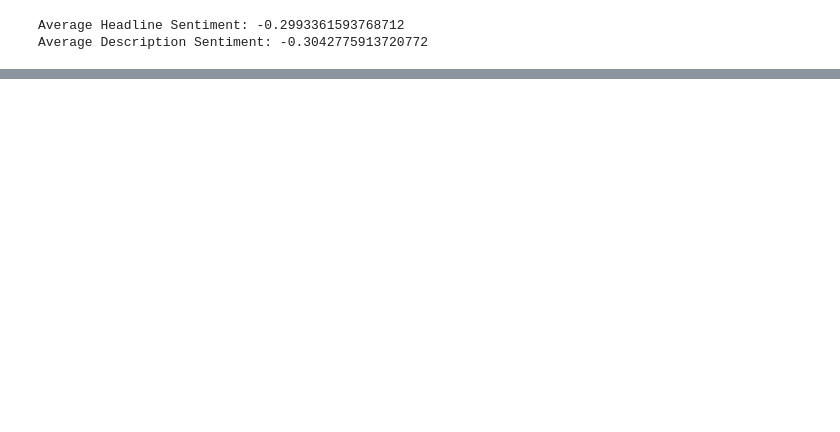
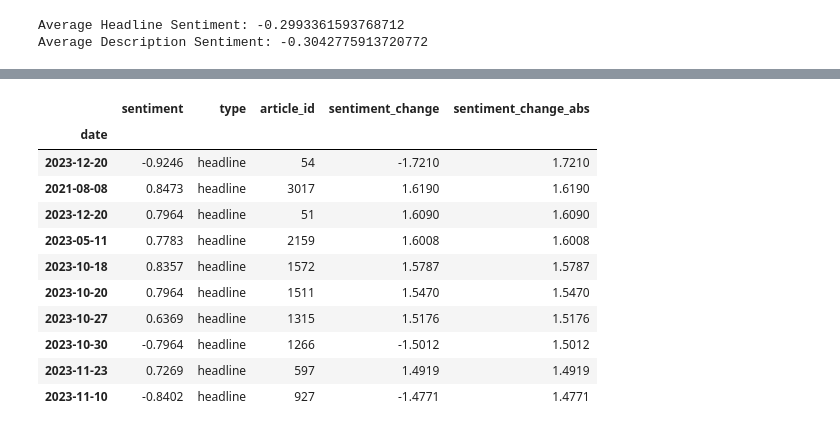
Before and after one commit to isaacbraun/data-mining, a Jupyter notebook: midterm.ipynb, the cells around one changed output, grey strips where cells are left out. Saved outputs shown, nothing was run; the diff lists cells and outputs as text; code cells hidden in the pictures; blank space fills up the shorter version.

```diff
--- a/midterm.ipynb
+++ b/midterm.ipynb
@@ -45,10 +71,7 @@ descriptions = news[['description', 'date']].values.tolist()
 # %%
 # Remove U+000AD soft-hyphen
-for row in headline_texts:
-    row[0] = remove_hyphen(row[0])
-
-for row in descriptions:
-    row[0] = remove_hyphen(row[0])
+headlines = [(remove_hyphen(headline), context) for headline, context in headline_list]
+descriptions = [(remove_hyphen(description), context) for description, context in description_list]
 # %%
 # Process Headlines and Descriptions into pipeline with type, date, and sentiment context
 sentiment_analyzer = SentimentIntensityAnalyzer()
@@ -196,0 +294,24 @@ Average Description Sentiment: -0.3042775913720772
+# %%
+# Find biggest changes in headline sentiment over time
+# Get headline type and sort by index
+sent_head_sorted = sentiment_df[sentiment_df["type"] == "headline"].sort_index()
+
+# Calulate sentiment change from previous headline
+sent_head_sorted["sentiment_change"] = sent_head_sorted["sentiment"].diff()
+sent_head_sorted["sentiment_change_abs"] = sent_head_sorted["sentiment_change"].abs()
+
+sentiment_change = sent_head_sorted.sort_values(by="sentiment_change_abs", ascending=False)
+sentiment_change.head(10)
+# %% [output]
+|  | sentiment | type | article_id | sentiment_change | sentiment_change_abs |
+| date |  |  |  |  |  |
+| 2023-12-20 | -0.9246 | headline | 54 | -1.7210 | 1.7210 |
+| 2021-08-08 | 0.8473 | headline | 3017 | 1.6190 | 1.6190 |
+| 2023-12-20 | 0.7964 | headline | 51 | 1.6090 | 1.6090 |
+| 2023-05-11 | 0.7783 | headline | 2159 | 1.6008 | 1.6008 |
+| 2023-10-18 | 0.8357 | headline | 1572 | 1.5787 | 1.5787 |
+| 2023-10-20 | 0.7964 | headline | 1511 | 1.5470 | 1.5470 |
+| 2023-10-27 | 0.6369 | headline | 1315 | 1.5176 | 1.5176 |
+| 2023-10-30 | -0.7964 | headline | 1266 | -1.5012 | 1.5012 |
+| 2023-11-23 | 0.7269 | headline | 597 | 1.4919 | 1.4919 |
+| 2023-11-10 | -0.8402 | headline | 927 | -1.4771 | 1.4771 |
```
Also changed, not shown: parts of 41 cells of this notebook.
